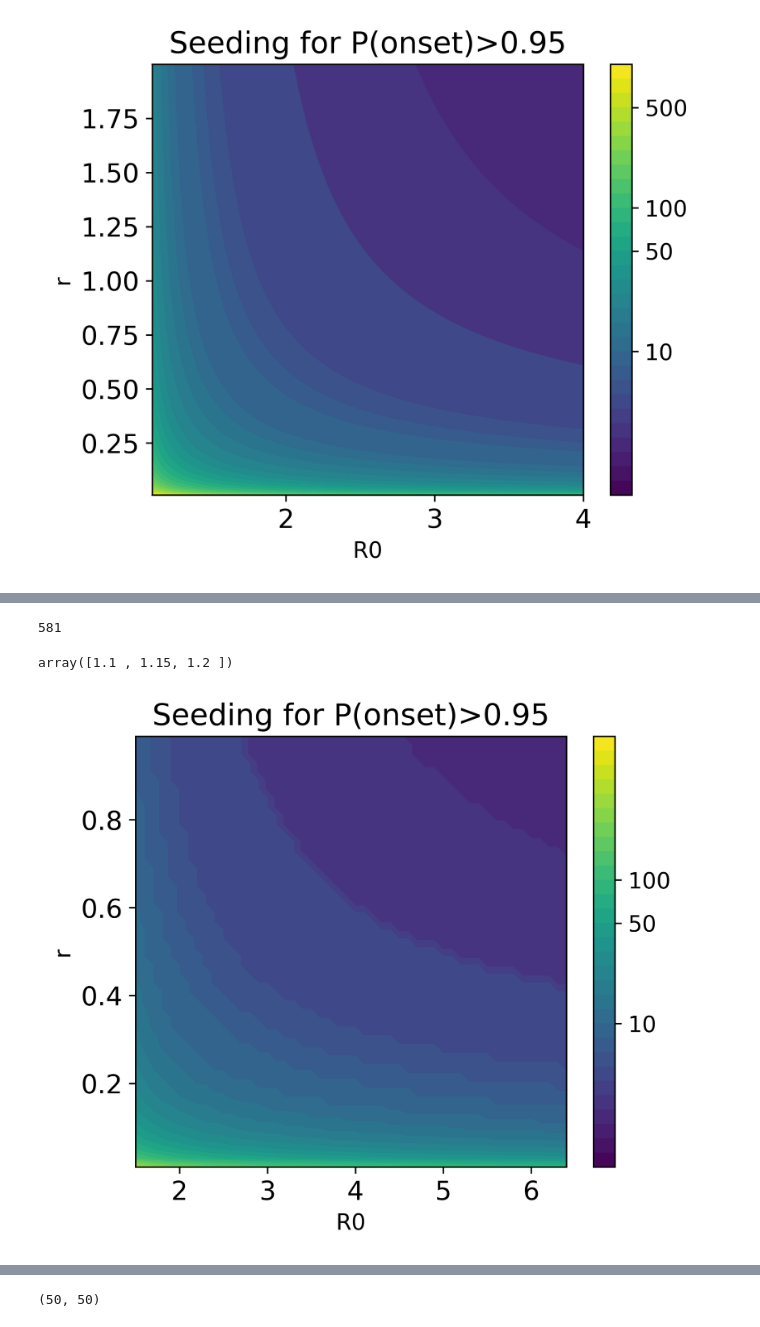
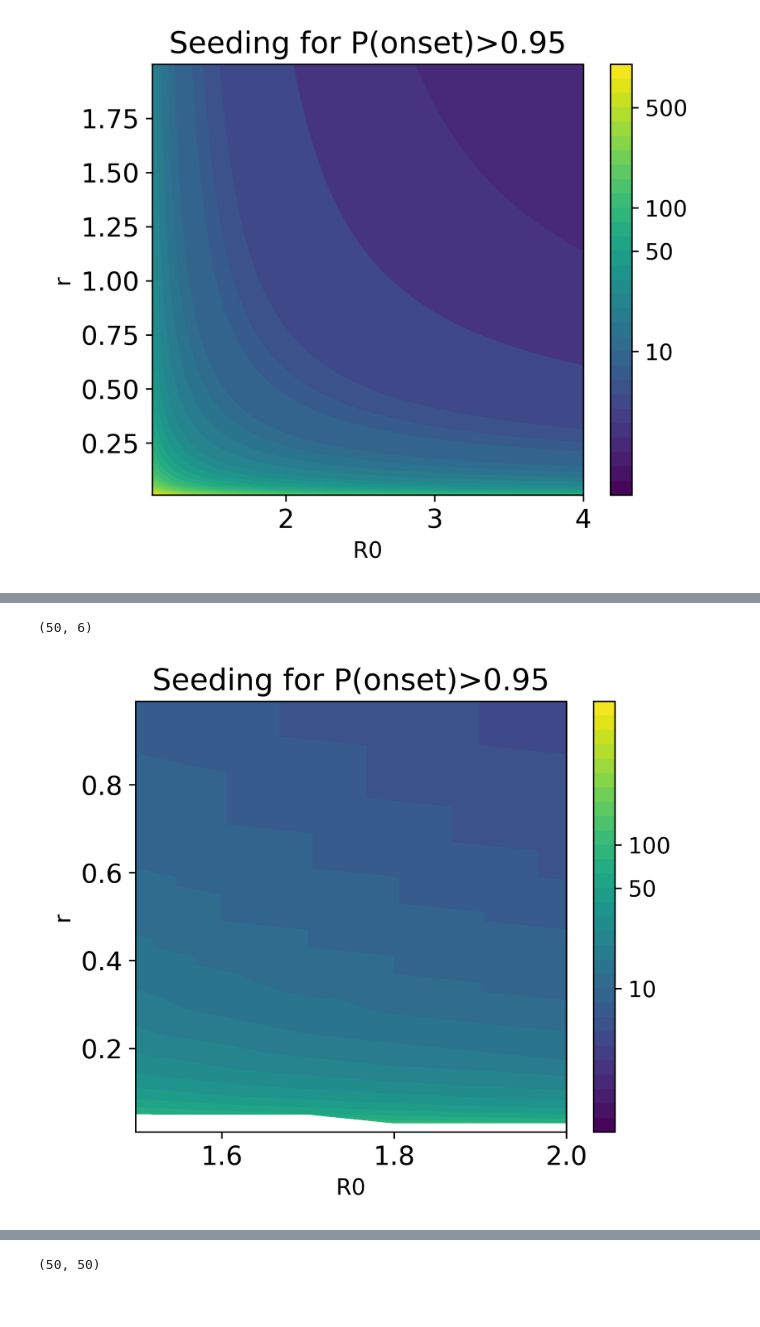
Before and after one commit to Qing1011/branchingmodel, a Jupyter notebook: notebook/model_initials_2.ipynb, the cells around one changed output, grey strips where cells are left out. Cells and saved outputs as stored; diff of their text form; code cells hidden in the pictures.

Commit message:
simulation results analysis
read and analyse simulation results

```diff
--- a/notebook/model_initials_2.ipynb
+++ b/notebook/model_initials_2.ipynb
@@ -95,11 +91,3 @@ len(rs)
-# %%
-len(R0s)
-# %% [output]
-581
-# %%
-R0s[[0,10,20,]]
-# %% [output]
-array([1.1 , 1.15, 1.2 ])
 # %%
 R0s = np.arange(1.5, 6.5, 0.1)
 rs = np.arange(0.01, 1, 0.02)
@@ -127,50 +115,55 @@ for i in range(num_R0):
                 threshold_simulations[i, j] = k
                 break
 # %%
-x = R0s
-xnum = len(x) - 1
+x = R0s[:6]
+# xnum = len(x) - 1
 y = rs
-y = y.reshape((-1, 1))  # transpose y to match MATLAB code
-ynum = len(y) - 1
-X = np.zeros((ynum + 1, xnum + 1))
-Y = np.zeros((ynum + 1, xnum + 1))
+# y = y.reshape((-1, 1))  # transpose y to match MATLAB code
+# ynum = len(y) - 1
+# X = np.zeros((ynum + 1, xnum + 1))
+# Y = np.zeros((ynum + 1, xnum + 1))
 
-for i in range(ynum + 1):
-    X[i, :] = x
-for i in range(xnum + 1):
-    Y[:, i] = rs
+# for i in range(ynum + 1):
+#     X[i, :] = x
+# for i in range(xnum + 1):
+#     Y[:, i] = rs
+X, Y = np.meshgrid(x, y)
+# %%
+X.shape
+# %% [output]
+(50, 6)
 # %%
 # Set figure size and position
 fig = plt.figure(figsize=(5, 4), dpi=450)
 plt.subplots_adjust(left=0.15, right=0.95, bottom=0.15, top=0.95)
 
 # Create contour plot with log10(threshold)
 levels = np.linspace(0, 3, 31)
-contour = plt.contourf(X, Y, np.log10(threshold_simulations.T), levels=levels, cmap='viridis')
+contour = plt.contourf(X, Y, np.log10(threshold_simulations[:6,:].T), levels=levels, cmap='viridis')
 
 # Get the Axes3D object and set the view
 # ax = fig.gca(projection='3d')
 # ax.view_init(elev=90, azim=-90)
 
 # Add colorbar
 cbh = plt.colorbar(contour, orientation='vertical', pad=0.05, ticks=np.log10([10, 50, 100]))
 cbh.ax.set_yticklabels([10, 50, 100])
 cbh.ax.tick_params(labelsize=12)
 
 # Turn off grid and set shading
 # plt.grid(False)
 # contour.set_edgecolor('face') # remove contour lines
 
 # Set title and axis labels
 plt.title('Seeding for P(onset)>0.95', fontsize=16)
 plt.xlabel('R0', fontsize=12)
 plt.ylabel('r', fontsize=12)
 
 # Set axis limits and font size
-plt.xlim([x[0], x[xnum]])
-plt.ylim([y[0], y[ynum]])
+plt.xlim([x[0], x[-1]])
+plt.ylim([y[0], y[-1]])
 plt.tick_params(axis='both', which='major', labelsize=14)
 
 plt.show()
 # %% [output]
-[figure, old version]
+[figure, new version]
```
Also changed, not shown: parts of 2 cells of this notebook, 11 other files.
